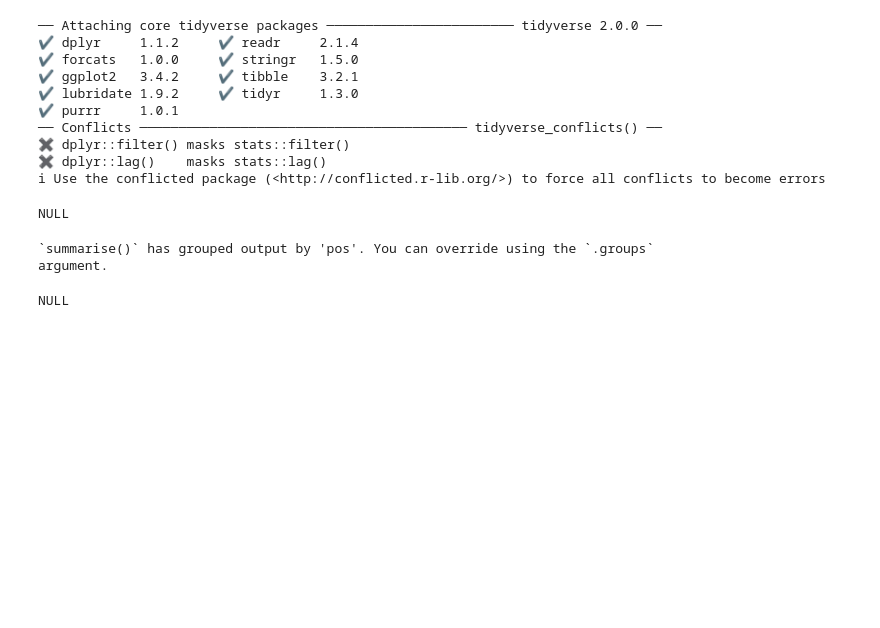
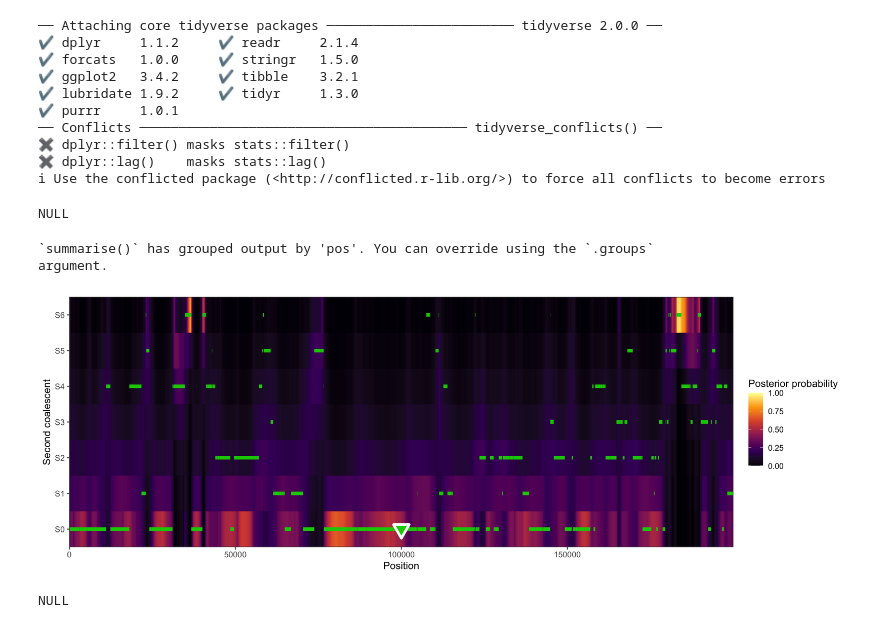
Before and after one commit to rivasiker/trails_paper, a Jupyter notebook: selection_posterior/analyses/slim_posterior_plots_replicates.ipynb, the cells around one changed output. Saved outputs shown, nothing was run; the diff lists cells and outputs as text; code cells hidden in the pictures; blank space fills up the shorter version.

Commit message:
Update figures

```diff
--- a/selection_posterior/analyses/slim_posterior_plots_replicates.ipynb
+++ b/selection_posterior/analyses/slim_posterior_plots_replicates.ipynb
@@ -105,35 +105,42 @@ NULL
 # %%
 %%R -w 2000 -h 700 -r 150  -i n_int_AB -i n_int_ABC
 
 library(ggthemes)
 
 p2 <- post_tab_second %>%
     group_by(pos, int_2) %>%
     summarize(prob = sum(value)) %>%
     ggplot() +
     geom_tile(aes(pos, int_2, fill = prob, color = prob)) +
     geom_segment(aes(x = start, xend = end, y = int_2, yend = int_2),
                  color = 'green3', size = 2,
                  data = tree_tab_second) +
     geom_point(aes(100000, 0), shape = 25, color = 'white', fill = 'green3', size = 5, stroke = 2) +
     scale_fill_viridis_c(
         name = 'Posterior probability',
-        limits=c(0,1), option="inferno") +
+        limits=c(0,1),
+        option="inferno",
+        # trans = 'log'
+        ) +
     scale_color_viridis_c(
         name = 'Posterior probability',
-        limits=c(0,1), option="inferno") +
+        limits=c(0,1),
+        option="inferno",
+        # trans = 'log'
+        ) +
     scale_x_continuous(expand = c(0, 0)) +
     scale_y_continuous(expand = c(0, 0),
                        breaks = 0:(n_int_ABC-1),
                        labels = paste0('S', 0:(n_int_ABC-1))
                       ) +
     labs(y = 'Second coalescent', x = 'Position') +
     theme_few()
 
-# p2
+p2
 # %% [output]
 `summarise()` has grouped output by 'pos'. You can override using the `.groups`
 argument.
+[figure, added]
 # %%
 %%R -w 2000 -h 700 -r 150
 
```
Also changed, not shown: 5 other files.
